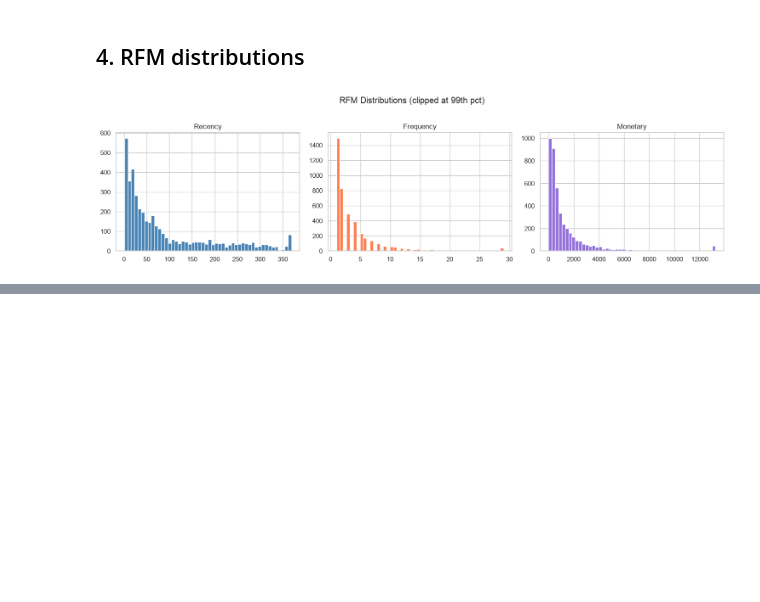
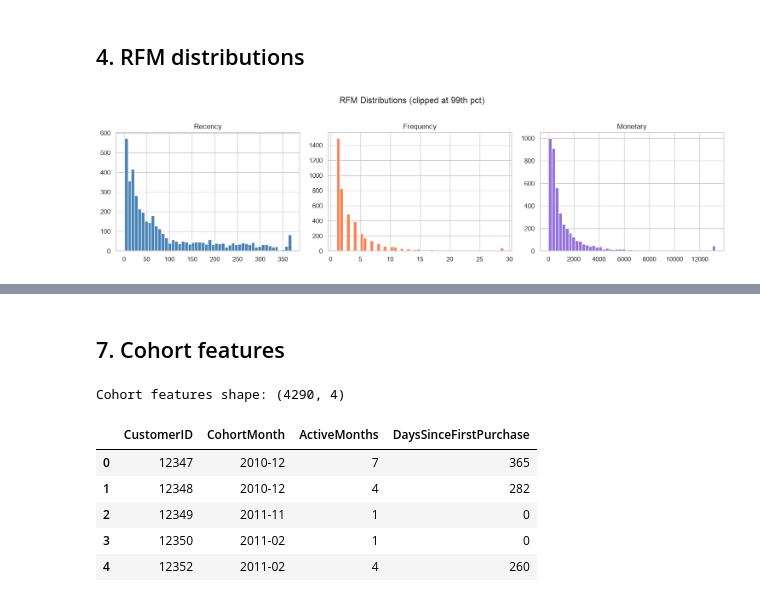
Before and after one commit to LathiyaHit/customer-segmentation-retention, a Jupyter notebook: research/03_feature_engineering.ipynb, the cells around one changed output, grey strips where cells are left out. Drawn from its saved outputs; the diff is of its cells as text; code cells hidden in the pictures; blank space fills up the shorter version.

```diff
--- a/research/03_feature_engineering.ipynb
+++ b/research/03_feature_engineering.ipynb
@@ -66,0 +166,31 @@ plt.show()
+# %% [markdown]
+## 7. Cohort features
+# %%
+df["InvoiceMonth"] = df["InvoiceDate"].dt.to_period("M")
+
+first_purchase = (
+    df.groupby("CustomerID")["InvoiceMonth"]
+    .min()
+    .rename("CohortMonth")
+    .reset_index()
+)
+
+cohort = df.merge(first_purchase, on="CustomerID")
+
+cohort_feats = cohort.groupby("CustomerID").agg(
+    CohortMonth            = ("CohortMonth",   "first"),
+    ActiveMonths           = ("InvoiceMonth",  "nunique"),
+    DaysSinceFirstPurchase = ("InvoiceDate",   lambda x: (x.max() - x.min()).days),
+).reset_index()
+
+cohort_feats["CohortMonth"] = cohort_feats["CohortMonth"].astype(str)
+print(f"Cohort features shape: {cohort_feats.shape}")
+cohort_feats.head()
+# %% [output]
+Cohort features shape: (4290, 4)
+|  | CustomerID | CohortMonth | ActiveMonths | DaysSinceFirstPurchase |
+| 0 | 12347 | 2010-12 | 7 | 365 |
+| 1 | 12348 | 2010-12 | 4 | 282 |
+| 2 | 12349 | 2011-11 | 1 | 0 |
+| 3 | 12350 | 2011-02 | 1 | 0 |
+| 4 | 12352 | 2011-02 | 4 | 260 |
```
Also changed, not shown: parts of 4 cells of this notebook.
